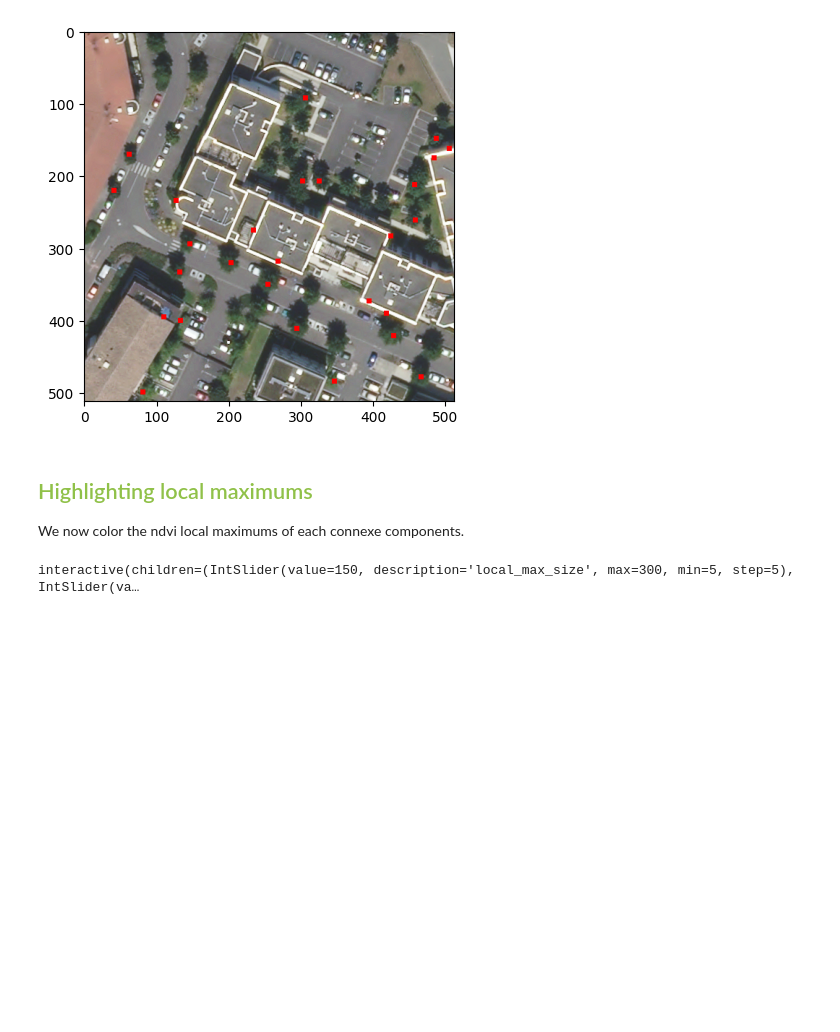
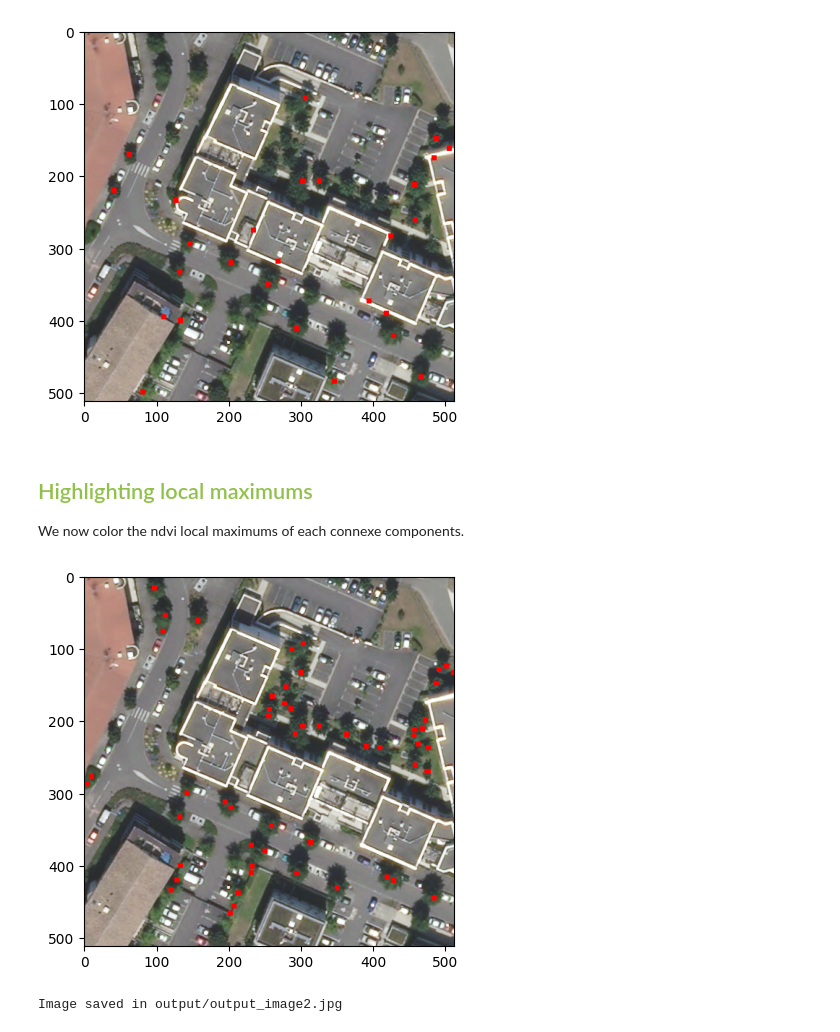
Before and after one commit to theo240801/inf573vegetalisation, a Jupyter notebook: story.ipynb, the cells around one changed output. Saved outputs shown, nothing was run; the diff lists cells and outputs as text; code cells hidden in the pictures; blank space fills up the shorter version.

```diff
--- a/story.ipynb
+++ b/story.ipynb
@@ -114,6 +115,16 @@ from count.processing import local_maximums_of_ndvi_connexe_components
-# %%
-@interact(local_max_size=(5, 300, 5), min_size=(0, 5000, 200))
-def display(local_max_size, min_size):
-    display_result(image, coords_of_maximums=local_maximums_of_ndvi_connexe_components(image, min_size, local_max_size))
-# %% [output]
-interactive(children=(IntSlider(value=150, description='local_max_size', max=300, min=5, step=5), IntSlider(va…
+# %%
+tif_path1 = "./flair/dataflair/flair_1_toy_aerial_train/D031_2019/Z8_UU/img/IMG_020484.tif"
+tif_image1 = read_tif_image(tif_path1)
+
+ndvi_treshold = 0.24
+elevation_threshold_min = 2
+elevation_threshold_max = 80
+maximum_filter_size = 15
+minimum_CC_size = 150
+output_name = "output_image2"
+
+
+show_trees(tif_image1, ndvi_treshold=ndvi_treshold , elevation_threshold_min=elevation_threshold_min, elevation_threshold_max=elevation_threshold_max, maximum_filter_size=maximum_filter_size, minimum_CC_size=minimum_CC_size, output_name = output_name)
+# %% [output]
+[figure, added]
+Image saved in output/output_image2.jpg
```
Also changed, not shown: parts of 3 cells of this notebook.
